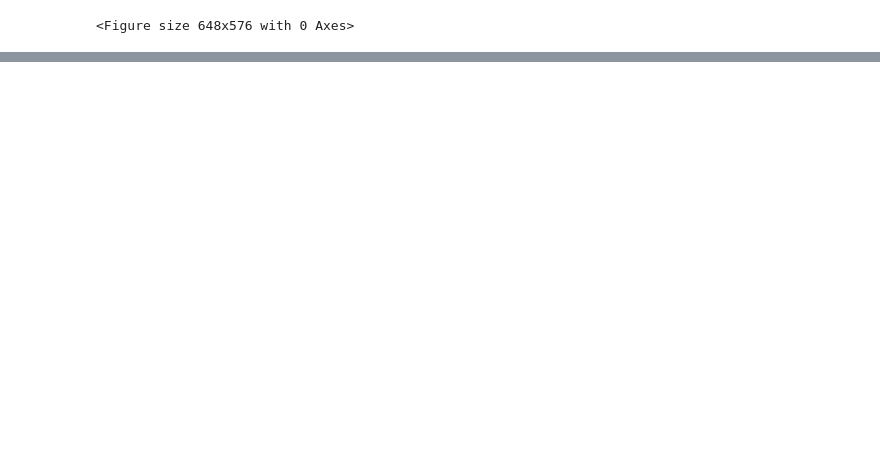
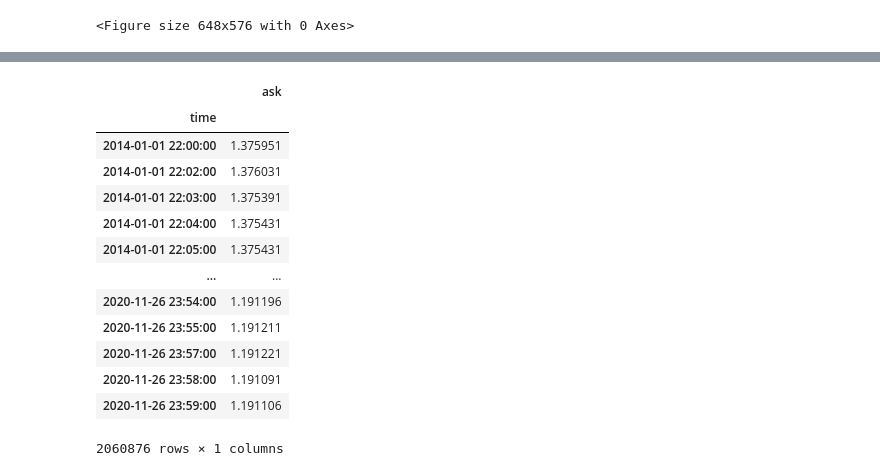
Before and after one commit to appliedalphacom/qlearn, a Jupyter notebook: examples/Backtester With Tracker Tests.ipynb, the cells around one changed output, grey strips where cells are left out. Drawn from its saved outputs; the diff is of its cells as text; code cells hidden in the pictures; blank space fills up the shorter version.

```diff
--- a/examples/Backtester With Tracker Tests.ipynb
+++ b/examples/Backtester With Tracker Tests.ipynb
@@ -66,0 +88,2 @@ tearsheet(p, 1000)
+# %%
+pd.set_option('display.max')
@@ -66,0 +105,9 @@ tearsheet(p, 1000)
+# %%
+from ira.analysis.timeseries import infer_series_frequency
+
+ohlc = data
+freq = pd.Timedelta(infer_series_frequency(data))
+before_close = freq - freq/5
+in_middle1 = freq/2 + freq/10
+in_middle2 = freq/2 - freq/10
+half_spread = 1e-6
@@ -66,0 +120,36 @@ tearsheet(p, 1000)
+# %%
+z = ohlc.open.shift(1, freq=pd.Timedelta(0))
+p1 = pd.DataFrame({'bid': z - half_spread, 'ask': z + half_spread, 'bidvol': 1e12, 'askvol': 1e12,
+                   'is_real': True})
+
+z = ohlc.close.shift(1, freq=before_close)
+p2 = pd.DataFrame({'bid': z - half_spread, 'ask': z + half_spread, 'bidvol': 1e12, 'askvol': 1e12,
+                   'is_real': True})
+
+z = ohlc.low.shift(1, freq=in_middle1)
+p3 = pd.DataFrame({'bid': z - half_spread, 'ask': z + half_spread,
+                   'is_real': False})
+
+z = ohlc.high.shift(1, freq=in_middle2)
+p4 = pd.DataFrame({'bid': z - half_spread, 'ask': z + half_spread,
+                   'is_real': False})
+
+# ticks = srows(p1, p2, p3, p4)
+ticks = pd.concat((p1, p2, p3, p4), axis=0).sort_index()
+# %%
+ticks.filter(items=['ask', 'WTF1'])
+# %% [output]
+|  | ask |
+| time |  |
+| 2014-01-01 22:00:00 | 1.375951 |
+| 2014-01-01 22:02:00 | 1.376031 |
+| 2014-01-01 22:03:00 | 1.375391 |
+| 2014-01-01 22:04:00 | 1.375431 |
+| 2014-01-01 22:05:00 | 1.375431 |
+| ... | ... |
+| 2020-11-26 23:54:00 | 1.191196 |
+| 2020-11-26 23:55:00 | 1.191211 |
+| 2020-11-26 23:57:00 | 1.191221 |
+| 2020-11-26 23:58:00 | 1.191091 |
+| 2020-11-26 23:59:00 | 1.191106 |
+2060876 rows × 1 columns
```
Also changed, not shown: parts of 15 cells of this notebook, 2 other files.
